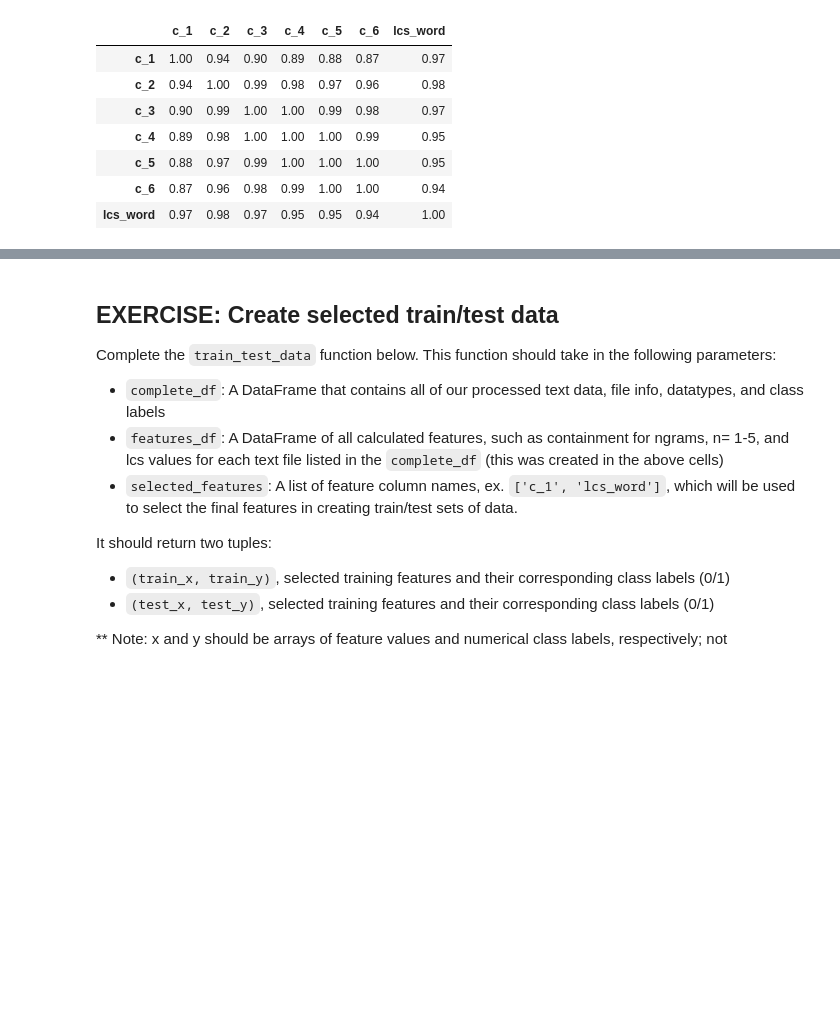
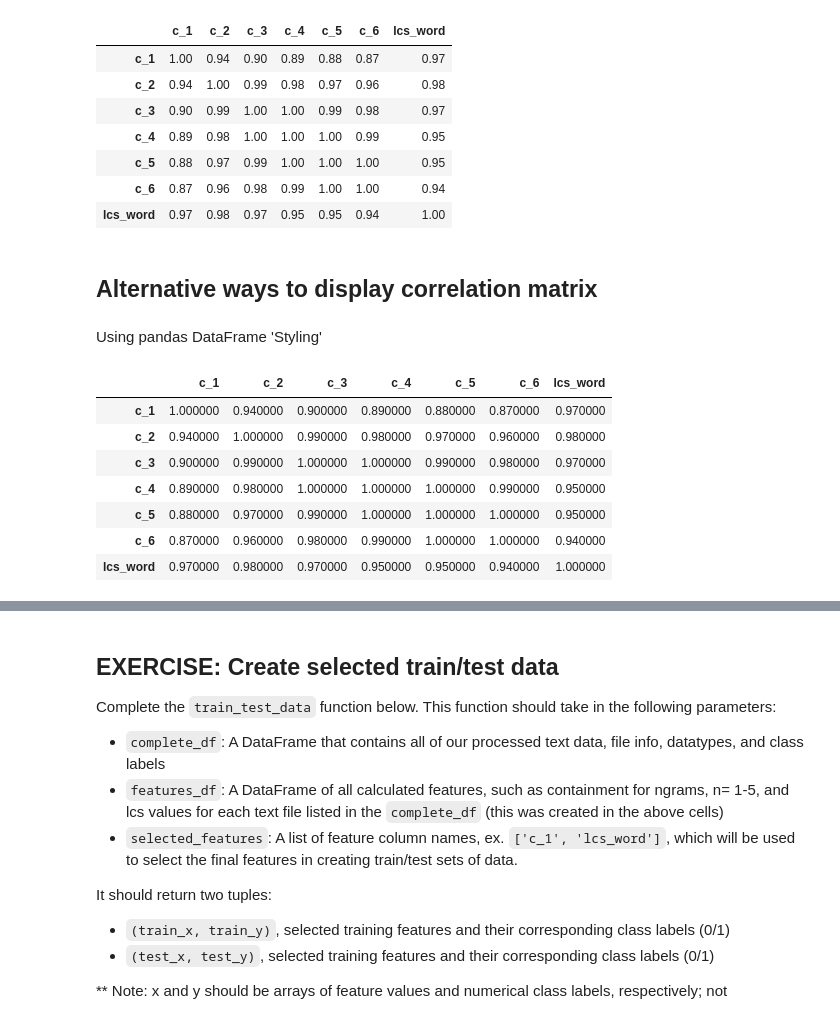
Before and after one commit to alfreedolf/plagiarism-detector, a Jupyter notebook: 2_Plagiarism_Feature_Engineering.ipynb, the cells around one changed output, grey strips where cells are left out. Drawn from its saved outputs; the diff is of its cells as text; code cells hidden in the pictures; blank space fills up the shorter version.

```diff
--- a/2_Plagiarism_Feature_Engineering.ipynb
+++ b/2_Plagiarism_Feature_Engineering.ipynb
@@ -812,3 +822,18 @@ display(corr_matrix)
 | c_5 | 0.88 | 0.97 | 0.99 | 1.00 | 1.00 | 1.00 | 0.95 |
 | c_6 | 0.87 | 0.96 | 0.98 | 0.99 | 1.00 | 1.00 | 0.94 |
 | lcs_word | 0.97 | 0.98 | 0.97 | 0.95 | 0.95 | 0.94 | 1.00 |
+# %% [markdown]
+## Alternative ways to display correlation matrix
+# %% [markdown]
+Using pandas DataFrame 'Styling'
+# %%
+corr_matrix.style.background_gradient(cmap='coolwarm')
+# %% [output]
+|  | c_1 | c_2 | c_3 | c_4 | c_5 | c_6 | lcs_word |
+| c_1 | 1.000000 | 0.940000 | 0.900000 | 0.890000 | 0.880000 | 0.870000 | 0.970000 |
+| c_2 | 0.940000 | 1.000000 | 0.990000 | 0.980000 | 0.970000 | 0.960000 | 0.980000 |
+| c_3 | 0.900000 | 0.990000 | 1.000000 | 1.000000 | 0.990000 | 0.980000 | 0.970000 |
+| c_4 | 0.890000 | 0.980000 | 1.000000 | 1.000000 | 1.000000 | 0.990000 | 0.950000 |
+| c_5 | 0.880000 | 0.970000 | 0.990000 | 1.000000 | 1.000000 | 1.000000 | 0.950000 |
+| c_6 | 0.870000 | 0.960000 | 0.980000 | 0.990000 | 1.000000 | 1.000000 | 0.940000 |
+| lcs_word | 0.970000 | 0.980000 | 0.970000 | 0.950000 | 0.950000 | 0.940000 | 1.000000 |
```
Also changed, not shown: parts of 12 cells of this notebook.
